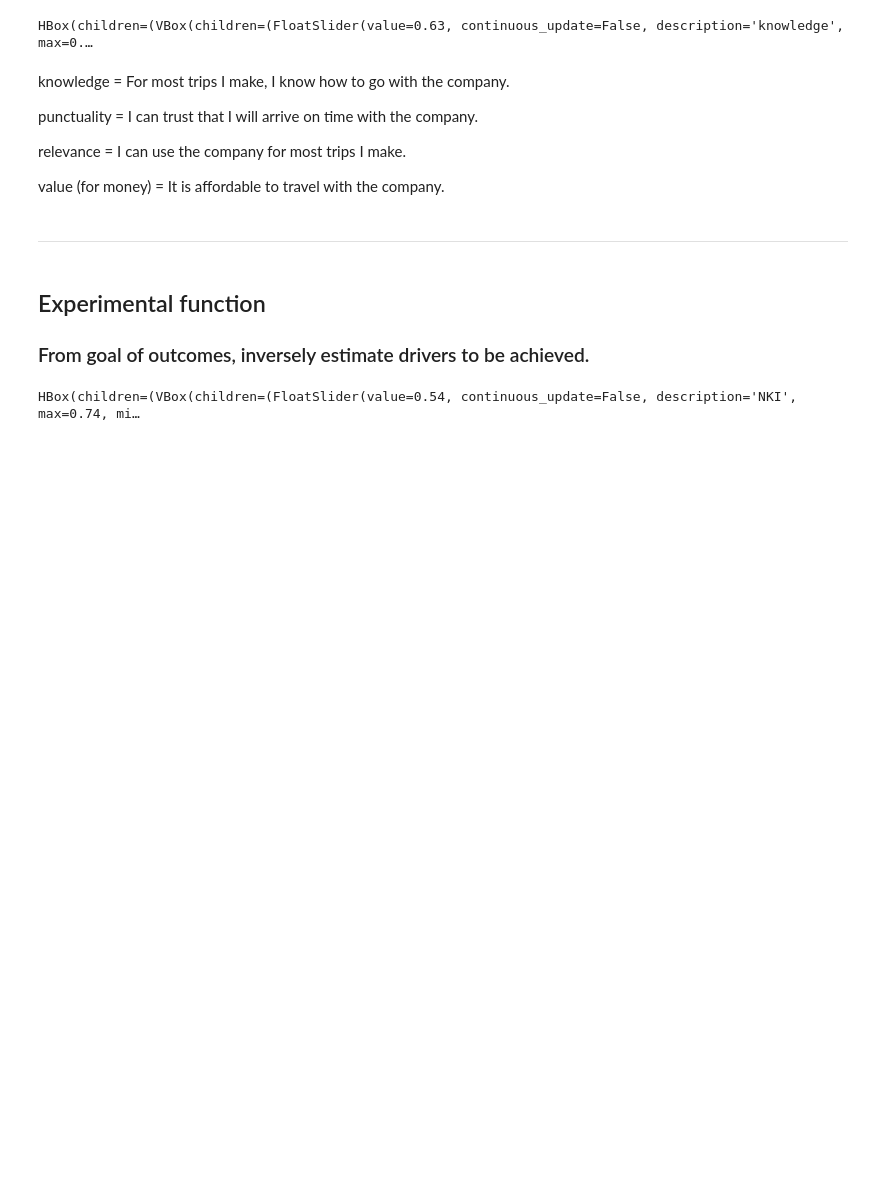
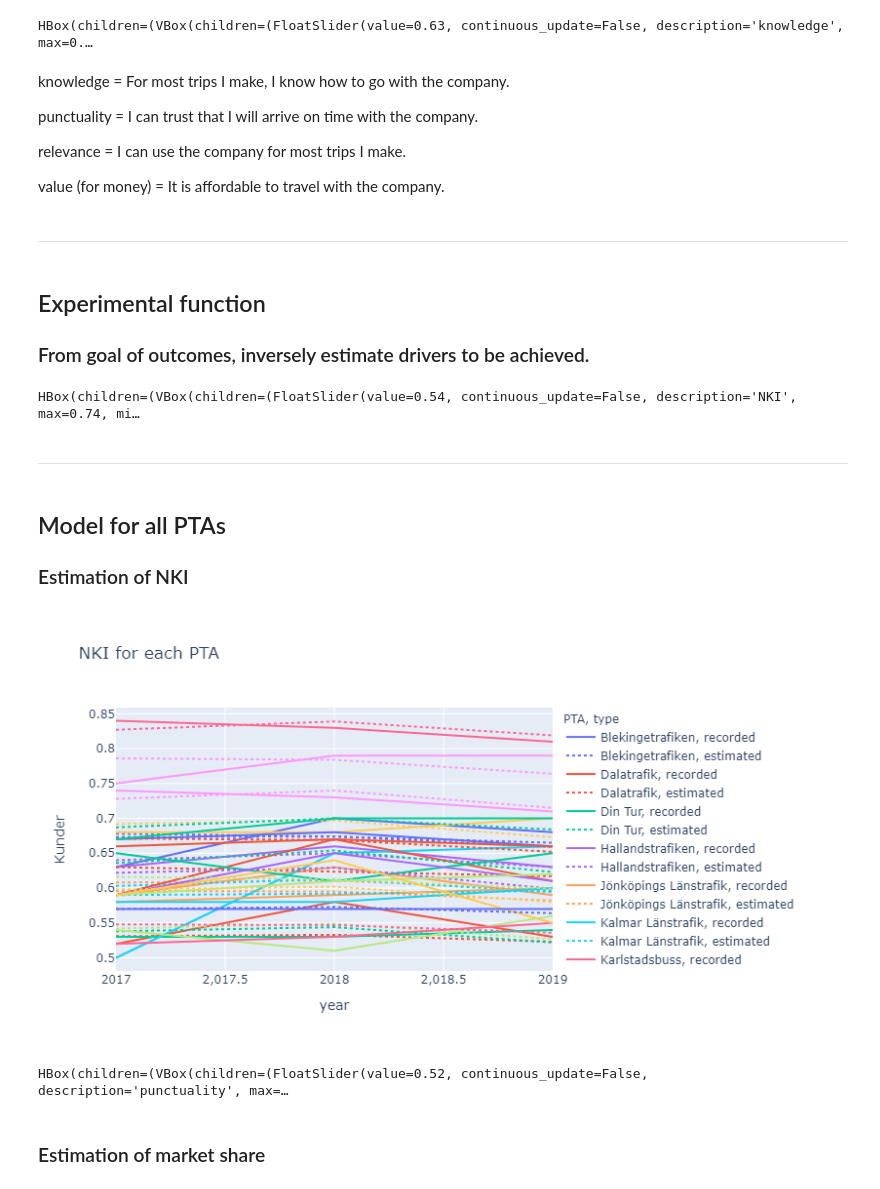
Before and after one commit to susumu2357/public_transport, a Jupyter notebook: dashboard.ipynb, the cells around one changed output. Cells and saved outputs as stored; diff of their text form; code cells hidden in the pictures; blank space fills up the shorter version.

Commit message:
add model for all PTAs

```diff
--- a/dashboard.ipynb
+++ b/dashboard.ipynb
@@ -296,3 +296,9 @@ layout = widgets.Layout(display='flex',
 display(HBox([VBox([NKI, share]), out], layout=layout))
 # %% [output]
 HBox(children=(VBox(children=(FloatSlider(value=0.54, continuous_update=False, description='NKI', max=0.74, mi…
+# %% [markdown]
+----
+# %% [markdown]
+## Model for all PTAs
+
+### Estimation of NKI
@@ -298,0 +326,29 @@ HBox(children=(VBox(children=(FloatSlider(value=0.54, continuous_update=False, d
+# %%
+import pandas as pd
+
+a = coef2[-4:].reshape(-1,1)
+b = coef2[:-4]
+pred = df1.sort_values(by=['year', 'PTA']).copy().drop(columns='Allmänheten')
+pred['Kunder'] = 0
+tmp = []
+for year in [2019, 2018, 2017]:
+    x = df3[df3['year']==year].sort_values(by='name')[df3.columns[1:-3]].values
+    w = df4[df4['year']==year].sort_values(by='PTA')[df4.columns[1:-2]].values
+    tmp += list(b + w@np.sum(a*x, axis=0))
+
+pred['Kunder'] = tmp
+pred['Kunder'] = pred['Kunder'].apply(lambda x:round(x, 3))
+# %%
+tmp1 = df1[['PTA', 'year', 'Kunder']].sort_values(by=['year', 'PTA']).copy()
+tmp1['type'] = 'recorded'
+
+tmp2 = pred[['PTA', 'year', 'Kunder']].copy()
+tmp2['type'] = 'estimated'
+
+concat_df = pd.concat([tmp1,tmp2], axis=0)
+# %%
+fig = px.line(concat_df, x='year', y='Kunder', color='PTA', title='NKI for each PTA',
+             line_dash='type',)
+fig.show()
+# %% [output]
+[figure, added]
@@ -298,0 +414,45 @@ HBox(children=(VBox(children=(FloatSlider(value=0.54, continuous_update=False, d
+# %%
+import pandas as pd
+from ipywidgets import interact, HBox, VBox, interactive_output
+
+a = coef2[-4:].reshape(-1,1)
+b = coef2[:-4]
+w = df4[df4['year']==2019].sort_values(by='PTA')[df4.columns[1:-2]].values
+tmp = df1.sort_values(by=['year', 'PTA']).copy().drop(columns='Allmänheten')
+
+def plot(punctuality, value, relevance, safety):
+    X = np.empty((4,3))
+    X[:,2] = np.array([punctuality, value, relevance, safety])
+    X[:,1] = (x[:,1]/x[:,2])*X[:,2]
+    X[:,0] = (x[:,0]/x[:,2])*X[:,2]
+
+    outputs = pd.DataFrame({
+    'PTA':tmp[tmp['year']==2019]['PTA'],
+    'value':b + w@np.sum(a*X, axis=0)
+    })
+    outputs['value'] = outputs['value'].apply(lambda x:round(x, 3))
+    outputs = outputs.sort_values('value',
+#                                   ascending=False
+                                 )
+
+    fig = px.bar(outputs, x='value', y='PTA',
+                width=500, height=700, range_x = [0, 1.0], text='value',
+                 orientation = 'h',
+#                  color='PTA',
+                title='Estimated NKI')
+    fig.update_layout(showlegend=False)
+
+    return fig.show()
+
+out = widgets.interactive_output(plot,
+                                 {'punctuality': punctuality, 'value':value, 'relevance': relevance, 'safety': safety})
+
+layout = widgets.Layout(display='flex',
+                flex_flow='raw',
+                align_items='center',
+                width='100%')
+display(HBox([VBox([punctuality, value, relevance, safety]), out], layout=layout))
+# %% [output]
+HBox(children=(VBox(children=(FloatSlider(value=0.52, continuous_update=False, description='punctuality', max=…
+# %% [markdown]
+### Estimation of market share
```
Also changed, not shown: parts of 7 cells of this notebook, 6 other files.
